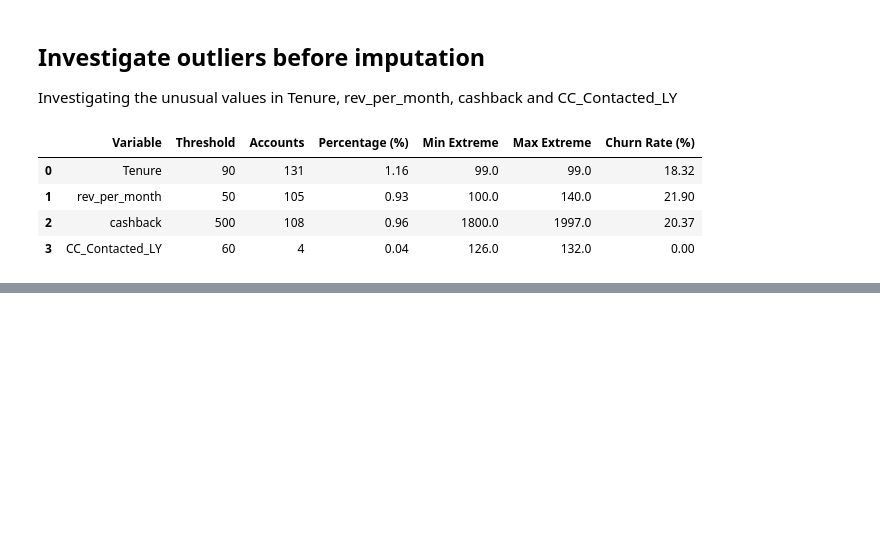
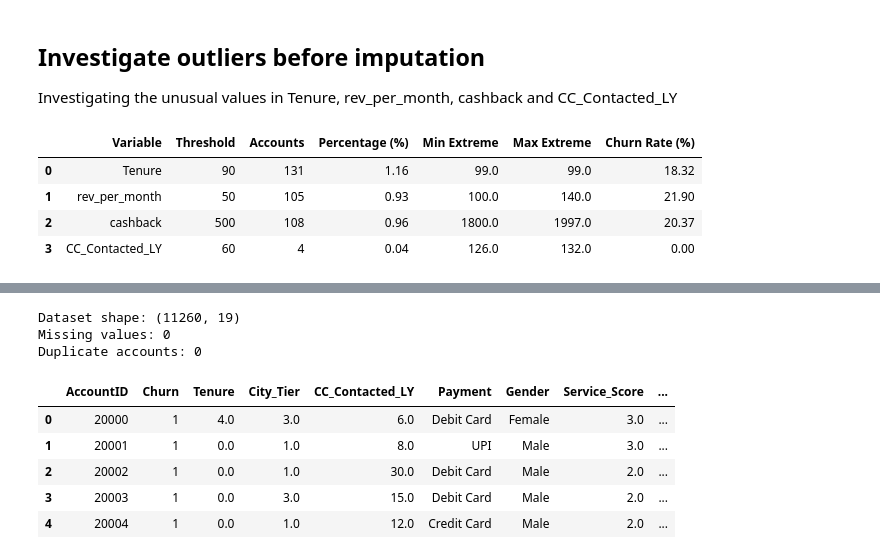
Before and after one commit to timayabi2020/churn-prediction-mlops, a Jupyter notebook: notebooks/churn_prediction.ipynb, the cells around one changed output, grey strips where cells are left out. Drawn from its saved outputs; the diff is of its cells as text; code cells hidden in the pictures; blank space fills up the shorter version.

```diff
--- a/notebooks/churn_prediction.ipynb
+++ b/notebooks/churn_prediction.ipynb
@@ -352,0 +538,9 @@ display(outlier_summary)
+# %%
+# Standardize gender categories
+df_eda["Gender"] = df_eda["Gender"].replace({
+    "M": "Male",
+    "F": "Female"
+})
+
+print("Gender distribution after standardization:")
+display(df_eda["Gender"].value_counts())
@@ -352,0 +599,16 @@ display(outlier_summary)
+# %%
+# Standardize account segments
+df_eda["account_segment"] = df_eda["account_segment"].replace({
+    "Regular +": "Regular Plus",
+    "Super +": "Super Plus"
+})
+
+# Replace invalid login device category
+df_eda["Login_device"] = df_eda["Login_device"].replace({
+    "&&&&": "Unknown"
+})
+
+# Verify cleaned categories
+for col in ["account_segment", "Login_device"]:
+    print(f"\n{col}")
+    display(df_eda[col].value_counts().to_frame("Count"))
@@ -352,0 +631,16 @@ display(outlier_summary)
+# %%
+print("Dataset shape:", df_eda.shape)
+print("Missing values:", df_eda.isnull().sum().sum())
+print("Duplicate accounts:", df_eda["AccountID"].duplicated().sum())
+
+display(df_eda.head())
+# %% [output]
+Dataset shape: (11260, 19)
+Missing values: 0
+Duplicate accounts: 0
+|  | AccountID | Churn | Tenure | City_Tier | CC_Contacted_LY | Payment | Gender | Service_Score | ... |
+| 0 | 20000 | 1 | 4.0 | 3.0 | 6.0 | Debit Card | Female | 3.0 | ... |
+| 1 | 20001 | 1 | 0.0 | 1.0 | 8.0 | UPI | Male | 3.0 | ... |
+| 2 | 20002 | 1 | 0.0 | 1.0 | 30.0 | Debit Card | Male | 2.0 | ... |
+| 3 | 20003 | 1 | 0.0 | 3.0 | 15.0 | Debit Card | Male | 2.0 | ... |
+| 4 | 20004 | 1 | 0.0 | 1.0 | 12.0 | Credit Card | Male | 2.0 | ... |
```
Also changed, not shown: parts of 13 cells of this notebook.
